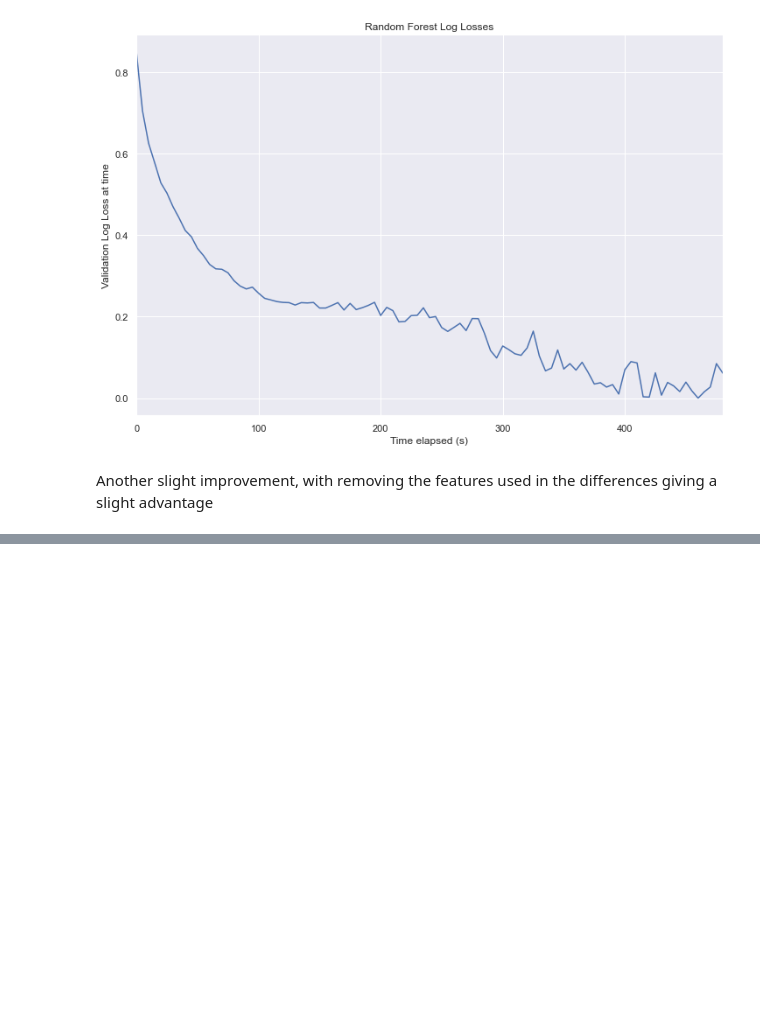
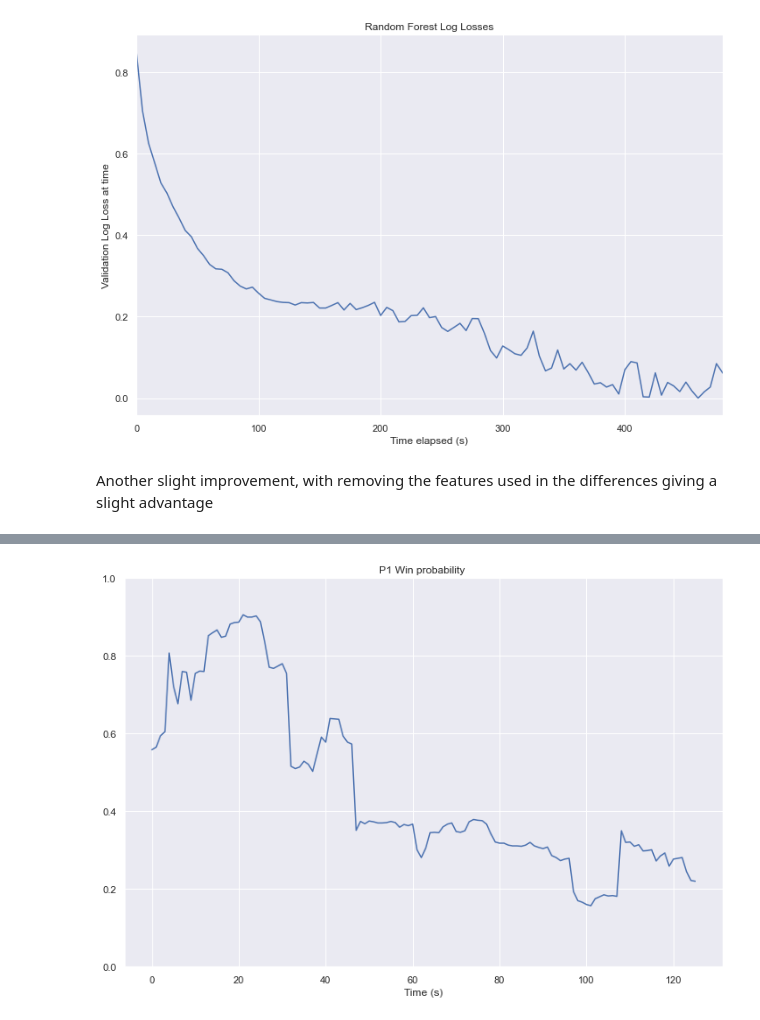
Before and after one commit to nathaniel-speiser/melee-predicter, a Jupyter notebook: Feature engineering.ipynb, the cells around one changed output, grey strips where cells are left out. Cells and saved outputs as stored; diff of their text form; code cells hidden in the pictures; blank space fills up the shorter version.

```diff
--- a/Feature engineering.ipynb
+++ b/Feature engineering.ipynb
@@ -383,0 +369,6 @@ df
+# %%
+prob_check = construct_df_igs(['replays/mangozain.slp'],1)
+prob_check,all_diff_feats = process_df_igs(prob_check)
+plot_win_probs(prob_check,rf_final, f)
+# %% [output]
+[figure, added]
```
Also changed, not shown: parts of 54 cells of this notebook, 2 other files.
